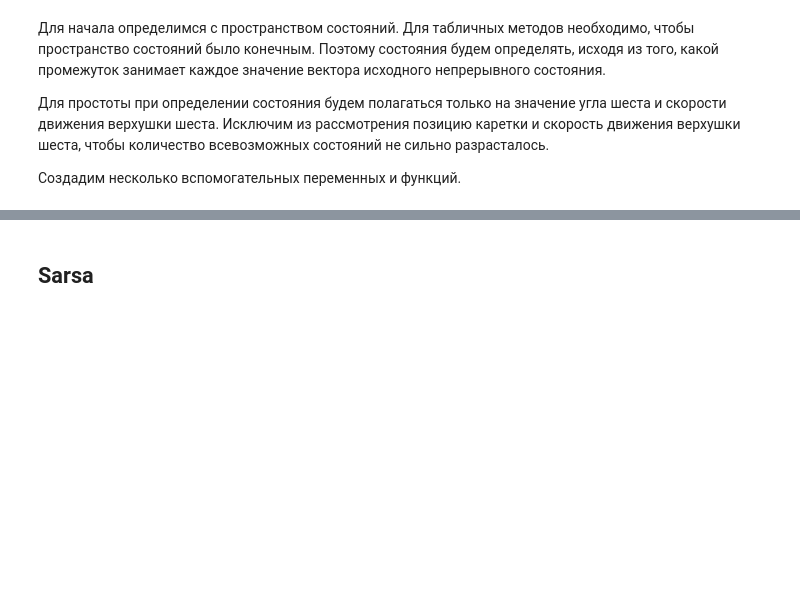
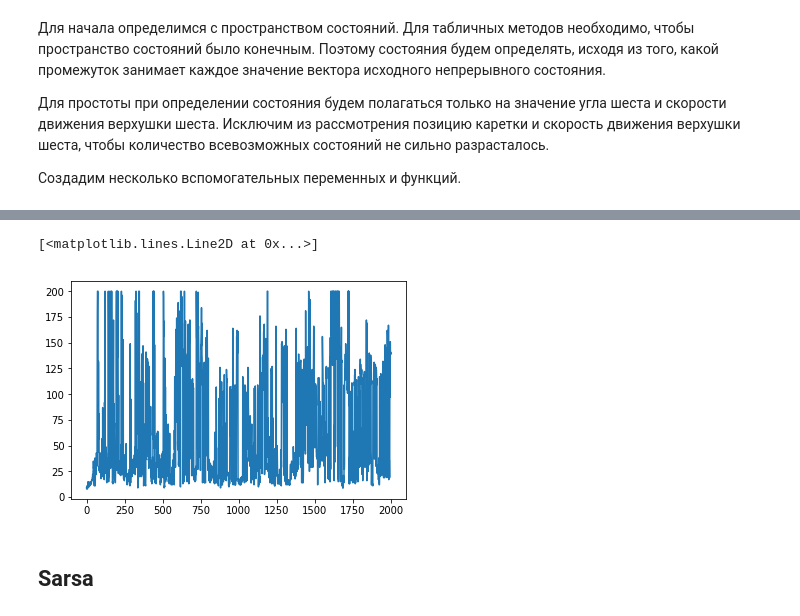
Before and after one commit to BayerGleb/RL, a Jupyter notebook: Reinforcement learning.ipynb, the cells around one changed output, grey strips where cells are left out. Cells and saved outputs as stored; diff of their text form; code cells hidden in the pictures; blank space fills up the shorter version.

Commit message:
Добавлен метод Монте-Карло. В разработке линейный регрессор для глубокого обучения.

```diff
--- a/Reinforcement learning.ipynb
+++ b/Reinforcement learning.ipynb
@@ -249,0 +272,39 @@ def visualize(episode_returns_dataframe):
+# %%
+# Табличный on-policy алгоритм Монте-Карло.
+def monte_carlo(gamma, epsilon, q, episodes_count, render=False):
+    episode_returns = []
+    policy = [[1/actions_count] * actions_count] * states_count
+    returns = [[[]] * actions_count] * states_count
+    for i in range(episodes_count):
+        episode = generate_episode(policy, render)
+        current_return = 0
+        for step in reversed(range(len(episode))):
+            (state, action, reward) = episode[step]
+            current_return = gamma * current_return + reward
+            if not appears((state, action), episode[:step]):
+                returns[state][action].append(current_return)
+                q[state][action] = average(returns[state][action])
+                greedy_action = greedy(q[state])
+                for action in range(actions_count):
+                    policy[state][action] \
+                        = 1 - epsilon + epsilon / actions_count \
+                        if action == greedy_action \
+                        else epsilon / actions_count
+        episode_returns.append(current_return)
+    return episode_returns
+# %%
+%%time
+gamma = 1
+epsilon = 0.5
+learning_iterations_count = 2000
+validation_episodes_count = 100
+
+q = numpy.zeros((states_count, environment.action_space.n))
+monte_carlo_min_episode_returns = []
+
+for learning_iteration in range(learning_iterations_count):
+    monte_carlo(gamma, epsilon, q, 1, render=False)
+    min_episode_return = min(q_greedy(gamma, q, validation_episodes_count, render=False))
+    monte_carlo_min_episode_returns.append(min_episode_return)
+    if (learning_iteration + 1) % (learning_iterations_count // 10) == 0:
+        print("Learning iteration " + str(learning_iteration + 1) + " is completed.")
@@ -250,3 +324,8 @@ def visualize(episode_returns_dataframe):
+# %%
+pyplot.plot(monte_carlo_min_episode_returns)
+# %% [output]
+[<matplotlib.lines.Line2D at 0x...>]
+[figure, added]
 # %% [markdown]
 ## Sarsa
 # %% [markdown]
```
Also changed, not shown: parts of 20 cells of this notebook.
